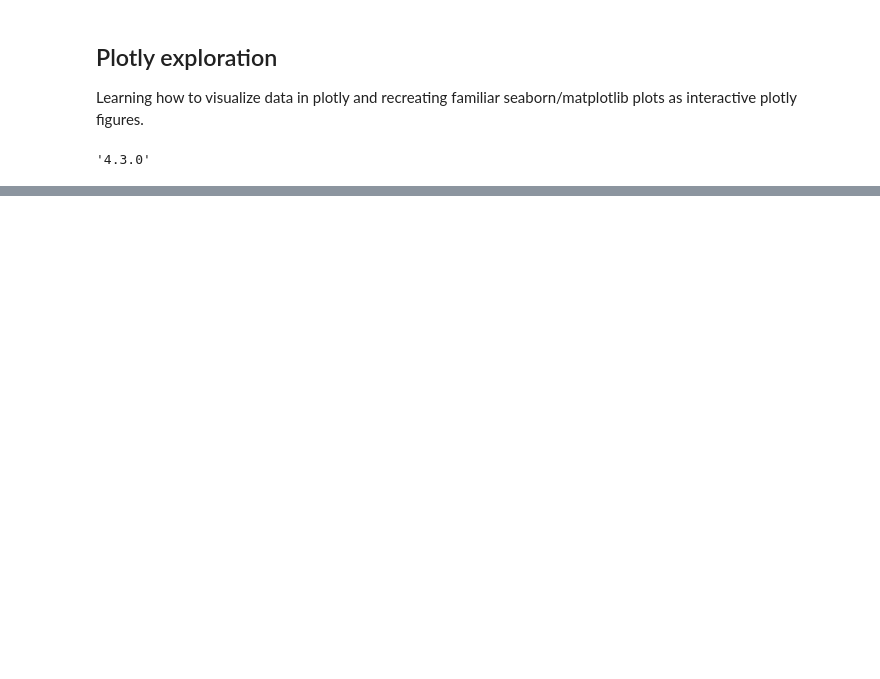
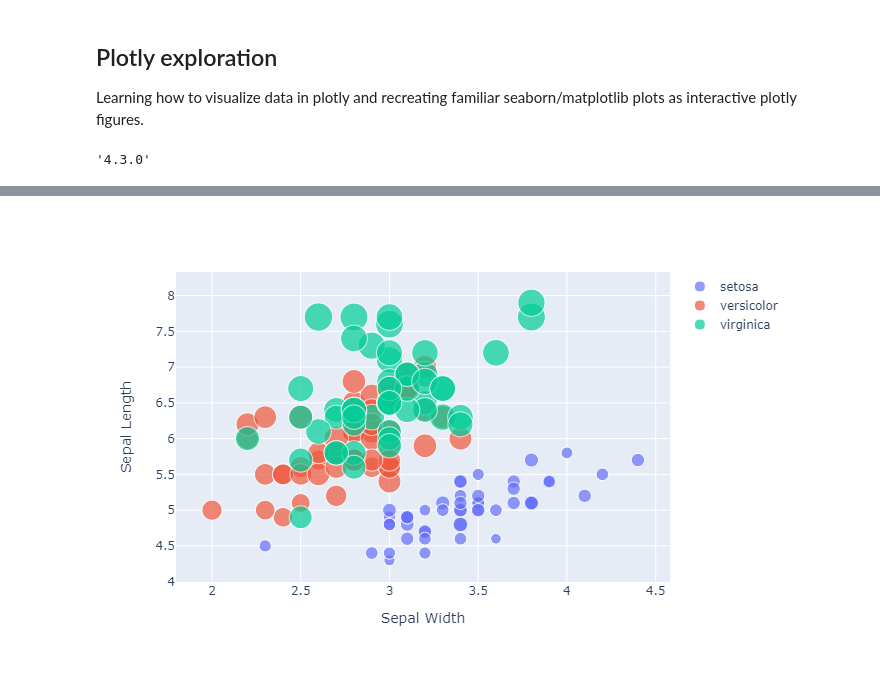
Before and after one commit to abdinourkadi/playground, a Jupyter notebook: visualization/plotly_exploration.ipynb, the cells around one changed output, grey strips where cells are left out. Drawn from its saved outputs; the diff is of its cells as text; code cells hidden in the pictures; blank space fills up the shorter version.

```diff
--- a/visualization/plotly_exploration.ipynb
+++ b/visualization/plotly_exploration.ipynb
@@ -39,0 +47,15 @@ fig
+# %%
+fig = px.scatter(iris,
+                 x          ="sepal_width",
+                 y          ="sepal_length",
+                 color      ="species",
+                 size       ='petal_length',
+                 labels={'sepal_width':'Sepal Width',
+                         'sepal_length':'Sepal Length'},
+                 hover_data =['petal_width'])\
+                .for_each_trace(lambda t: t.update(name=t.name.replace("species=","")))
+
+
+fig.show()
+# %% [output]
+[figure, added]
```
Also changed, not shown: parts of 8 cells of this notebook.
